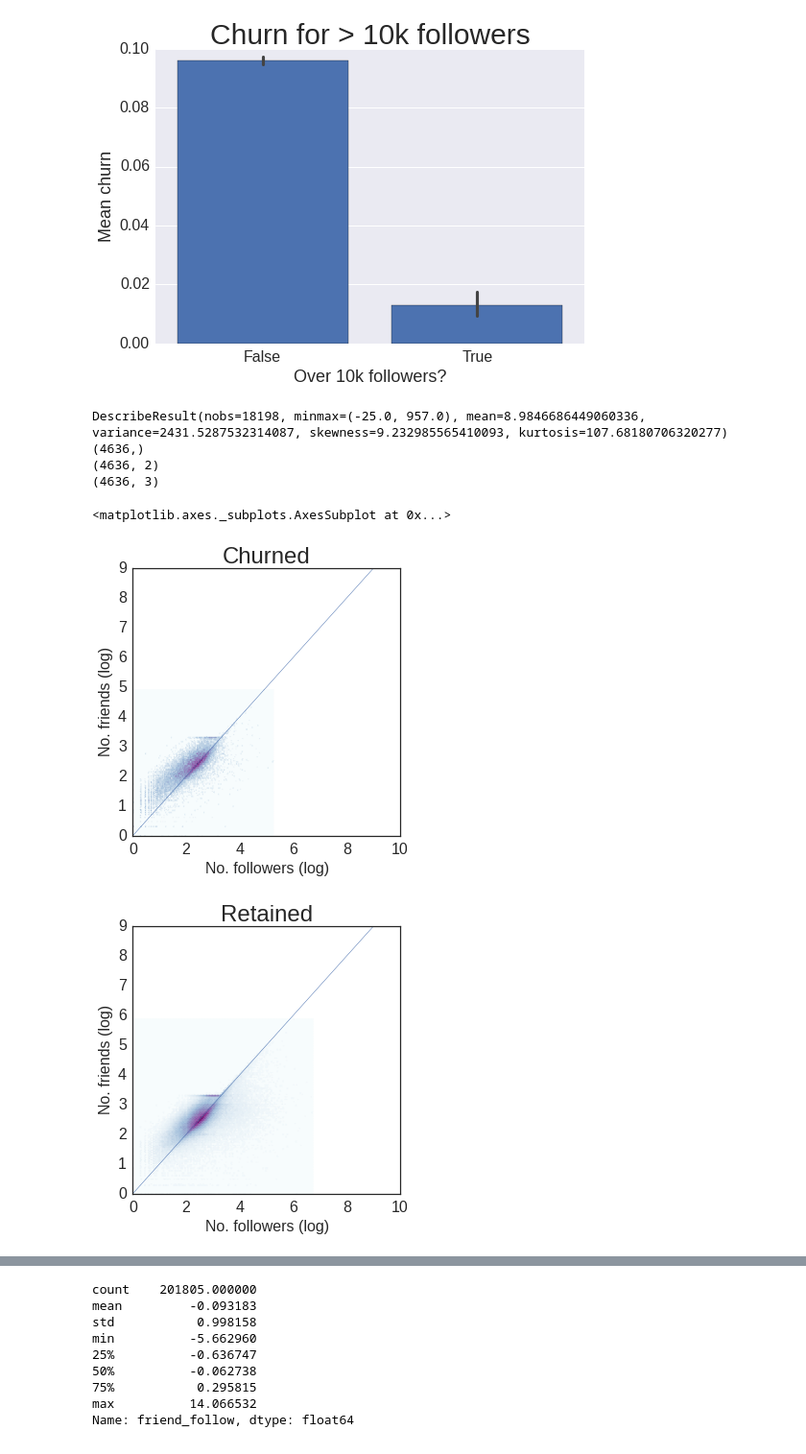
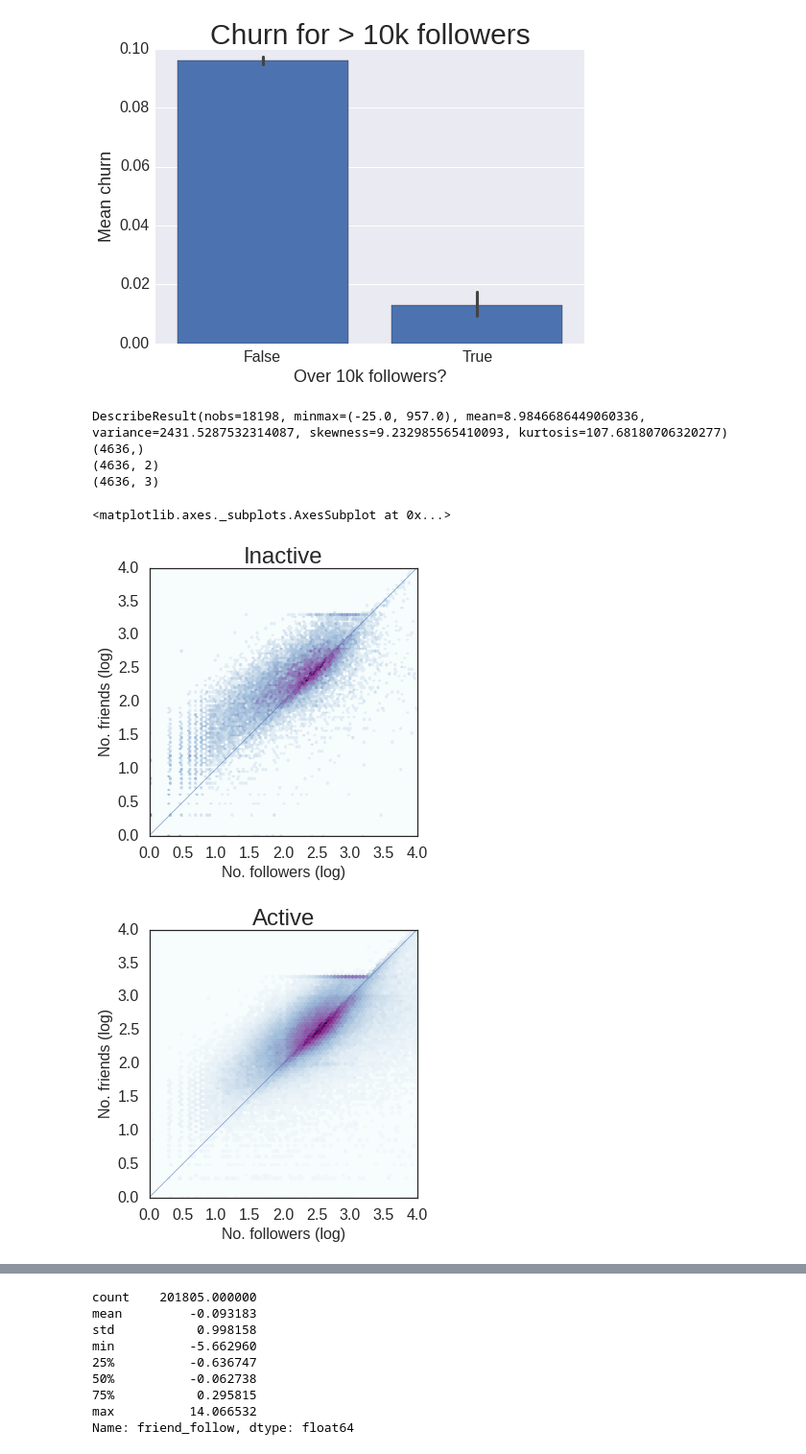
Before and after one commit to pcallier/insight, a Jupyter notebook: notebooks/Retention-Churn.ipynb, the cells around one changed output, grey strips where cells are left out. Shown at 96% size. Drawn from its saved outputs; the diff is of its cells as text; code cells hidden in the pictures.

```diff
--- a/notebooks/Retention-Churn.ipynb
+++ b/notebooks/Retention-Churn.ipynb
@@ -110,7 +110,8 @@ from pylab import rcParams
 rcParams['figure.figsize'] = 5, 5
 
 gridsize = 125
-
+xlim=(0,4)
+ylim=(0,4)
 plt.figure(3)
 with sns.axes_style("white"):
     ff_df2 = ff_df[ff_df.churn==True]
@@ -118,14 +119,14 @@ with sns.axes_style("white"):
 
     churned_plt = plt.hexbin(ff_df2.log_followers, ff_df2.log_friends, gridsize=gridsize, cmap=mpl.cm.BuPu,
                norm=matplotlib.colors.PowerNorm(0.5))
-    plt.gca().set_title("Churned",fontsize=24)
+    plt.gca().set_title("Inactive",fontsize=24)
     plt.gca().tick_params(axis='both', labelsize=16)
     plt.gca().set_xlabel("No. followers (log)", size=16)
     plt.gca().set_ylabel("No. friends (log)", size=16)
-    plt.gca().set_xlim([0,10])
-    plt.gca().set_ylim([0,9])
-    plt.plot([0,10],[0,10],linewidth=0.5)
-plt.savefig("../pics/churn_ff.png", dpi=300)
+    plt.gca().set_xlim(xlim)
+    plt.gca().set_ylim(ylim)
+    plt.plot(xlim,xlim,linewidth=0.5)
+plt.savefig("../pics/inactive_ff.png", dpi=300, bbox_inches='tight')
 
 
 plt.figure(4)
@@ -133,14 +134,14 @@ with sns.axes_style("white"):
     ff_df3 = ff_df[ff_df.churn==False]
     retained_plt = plt.hexbin(ff_df3.log_followers, ff_df3.log_friends, gridsize=gridsize, cmap=mpl.cm.BuPu,
               norm=matplotlib.colors.PowerNorm(0.5))
-    plt.gca().set_title("Retained",fontsize=24)
+    plt.gca().set_title("Active",fontsize=24)
     plt.gca().tick_params(axis='both', labelsize=16)
     plt.gca().set_xlabel("No. followers (log)", size=16)
     plt.gca().set_ylabel("No. friends (log)", size=16)
-    plt.gca().set_xlim([0,10])
-    plt.gca().set_ylim([0,9])
-    plt.plot([0,10],[0,10],linewidth=0.5)
-plt.savefig("../pics/retain_ff.png", dpi=300)
+    plt.gca().set_xlim(xlim)
+    plt.gca().set_ylim(ylim)
+    plt.plot(xlim,xlim,linewidth=0.5)
+plt.savefig("../pics/active_ff.png", dpi=300, bbox_inches='tight')
 
 
 print stats.describe(retained_plt.get_array() - churned_plt.get_array())
@@ -161,11 +162,11 @@ with sns.axes_style("white"):
     plt.gca().tick_params(axis='both', labelsize=16)
     plt.gca().set_xlabel("No. followers (log)", size=16)
     plt.gca().set_ylabel("No. friends (log)", size=16)
-    plt.gca().set_xlim([0,10])
-    plt.gca().set_ylim([0,9])
-    plt.gca().set_title("Churned (normalized)", fontsize=24)
-    plt.plot([0,10],[0,10],linewidth=0.5)
-plt.savefig("../pics/churn_norm.png", dpi=300)
+    plt.gca().set_xlim(xlim)
+    plt.gca().set_ylim(ylim)
+    plt.plot(xlim,xlim,linewidth=0.5)
+    plt.gca().set_title("Inactive (normalized)", fontsize=24)
+plt.savefig("../pics/inactive_norm.png", dpi=300, bbox_inches='tight')
 
 
 # Linear models
@@ -178,32 +179,32 @@ pts_weights[2] = pts_weights[2].replace([0,-np.inf, np.inf], np.nan)
 pts_weights = pts_weights.dropna()
 
 print pts_weights.shape
 from sklearn.linear_model import Ridge
 rreg = Ridge(alpha=1)
 
 #print pts_weights[:,0].shape
 #print pts_weights[:,1].shape
 #print pts_weights[:,2].shape
 
 #print pts_weights.describe()
 plt.figure(6)
 sns.distplot(pts_weights.iloc[:,2])
 
 #plt.figure(5)
 #a = pd.DataFrame(pts_weights.iloc[:,0])
 #b = pts_weights.iloc[:,1]
 #w = pts_weights.iloc[:,2] - pts_weights.iloc[:,2].min()
 #w = w / w.max()
 #print pts_weights.iloc[:,2].describe()
 #print w.describe()
 #rreg.fit(a,b,w)
 #pts_line = rreg.predict(pd.DataFrame([0, 10]))
 #plt.plot([0,10], pts_line)
 # %% [output]
 DescribeResult(nobs=18198, minmax=(-25.0, 957.0), mean=8.9846686449060336, variance=2431.5287532314087, skewness=9.232985565410093, kurtosis=107.68180706320277)
 (4636,)
 (4636, 2)
 (4636, 3)
 <matplotlib.axes._subplots.AxesSubplot at 0x...>
-[figure, old version]
+[figure, new version]
-[figure, old version]
+[figure, new version]
```
Also changed, not shown: parts of 7 cells of this notebook, 10 other files.
